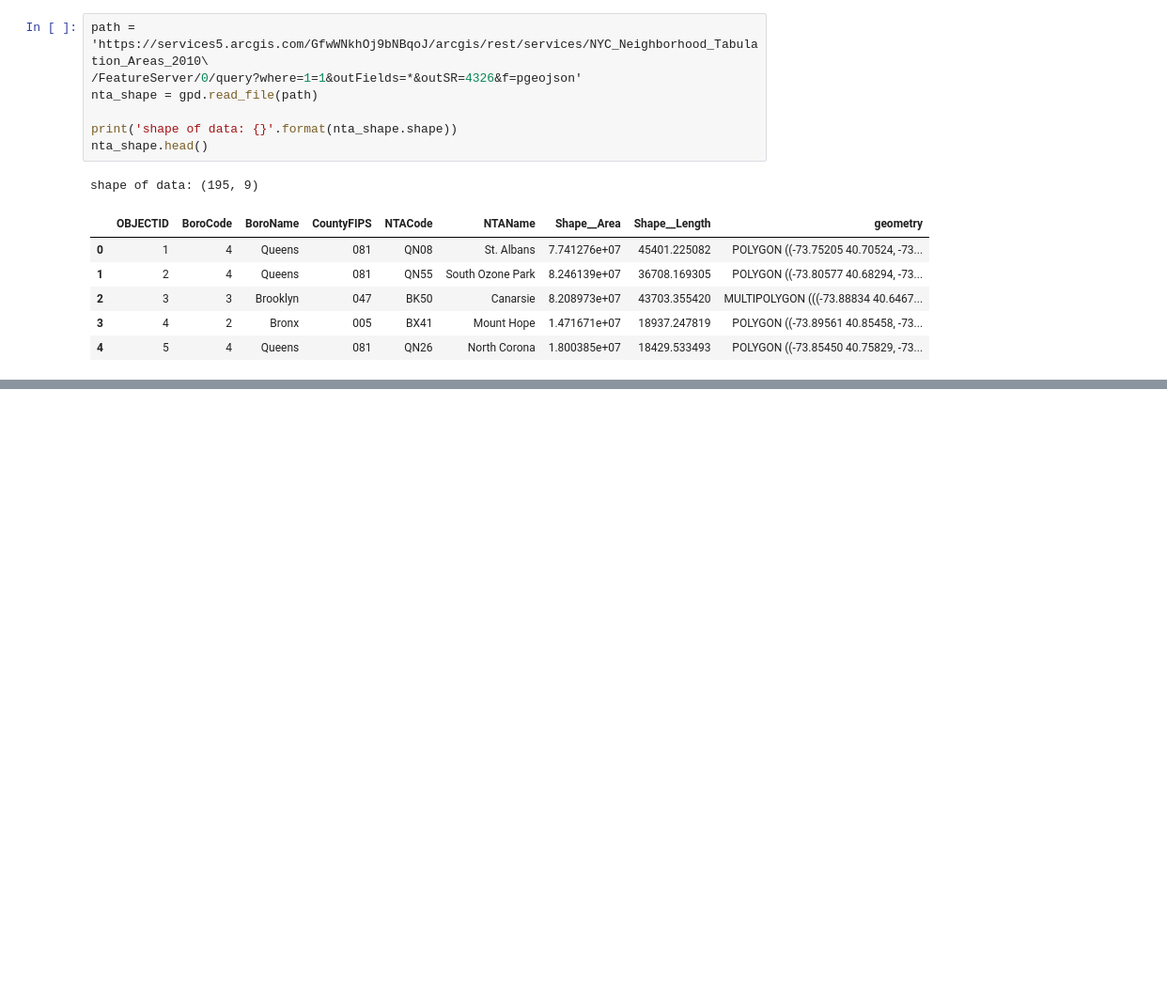
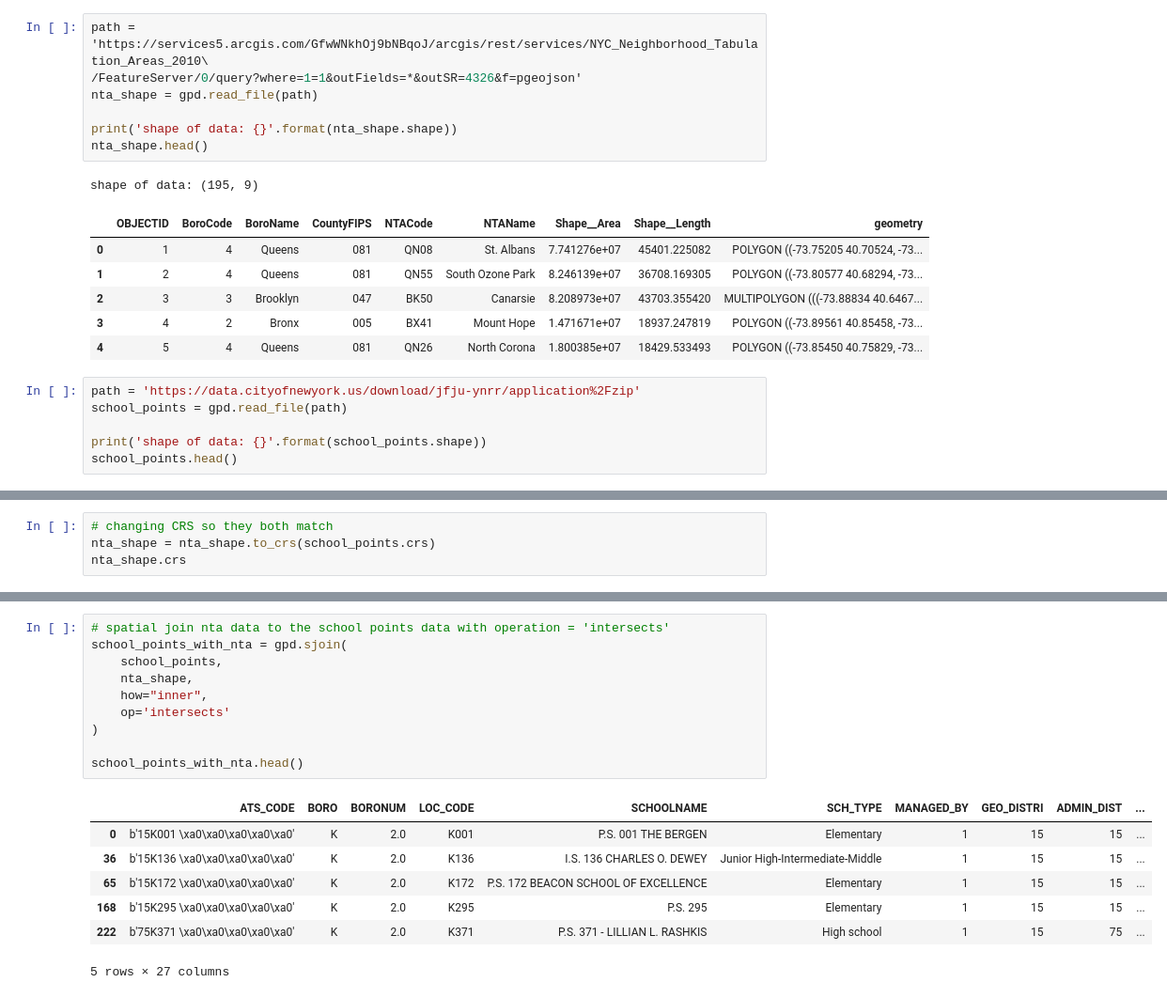
Before and after one commit to Nnyeka/Spatial_Analysis_with_Python, a Jupyter notebook: Untitled.ipynb, the cells around one changed output, grey strips where cells are left out. Shown at 94% size. Cells and saved outputs as stored; diff of their text form; blank space fills up the shorter version.

```diff
--- a/Untitled.ipynb
+++ b/Untitled.ipynb
@@ -663,3 +663,9 @@ shape of data: (195, 9)
 | 2 | 3 | 3 | Brooklyn | 047 | BK50 | Canarsie | 8.208973e+07 | 43703.355420 | MULTIPOLYGON (((-73.88834 40.6467... |
 | 3 | 4 | 2 | Bronx | 005 | BX41 | Mount Hope | 1.471671e+07 | 18937.247819 | POLYGON ((-73.89561 40.85458, -73... |
 | 4 | 5 | 4 | Queens | 081 | QN26 | North Corona | 1.800385e+07 | 18429.533493 | POLYGON ((-73.85450 40.75829, -73... |
+# %%
+path = 'https://data.cityofnewyork.us/download/jfju-ynrr/application%2Fzip'
+school_points = gpd.read_file(path)
+
+print('shape of data: {}'.format(school_points.shape))
+school_points.head()
@@ -665,0 +713,4 @@ shape of data: (195, 9)
+# %%
+# changing CRS so they both match
+nta_shape = nta_shape.to_crs(school_points.crs)
+nta_shape.crs
@@ -665,0 +732,18 @@ shape of data: (195, 9)
+# %%
+# spatial join nta data to the school points data with operation = 'intersects'
+school_points_with_nta = gpd.sjoin(
+    school_points,
+    nta_shape,
+    how="inner",
+    op='intersects'
+)
+
+school_points_with_nta.head()
+# %% [output]
+|  | ATS_CODE | BORO | BORONUM | LOC_CODE | SCHOOLNAME | SCH_TYPE | MANAGED_BY | GEO_DISTRI | ADMIN_DIST | ... |
+| 0 | b'15K001 \xa0\xa0\xa0\xa0\xa0' | K | 2.0 | K001 | P.S. 001 THE BERGEN | Elementary | 1 | 15 | 15 | ... |
+| 36 | b'15K136 \xa0\xa0\xa0\xa0\xa0' | K | 2.0 | K136 | I.S. 136 CHARLES O. DEWEY | Junior High-Intermediate-Middle | 1 | 15 | 15 | ... |
+| 65 | b'15K172 \xa0\xa0\xa0\xa0\xa0' | K | 2.0 | K172 | P.S. 172 BEACON SCHOOL OF EXCELLENCE | Elementary | 1 | 15 | 15 | ... |
+| 168 | b'15K295 \xa0\xa0\xa0\xa0\xa0' | K | 2.0 | K295 | P.S. 295 | Elementary | 1 | 15 | 15 | ... |
+| 222 | b'75K371 \xa0\xa0\xa0\xa0\xa0' | K | 2.0 | K371 | P.S. 371 - LILLIAN L. RASHKIS | High school | 1 | 15 | 75 | ... |
+5 rows × 27 columns
```
Also changed, not shown: parts of 8 cells of this notebook.
